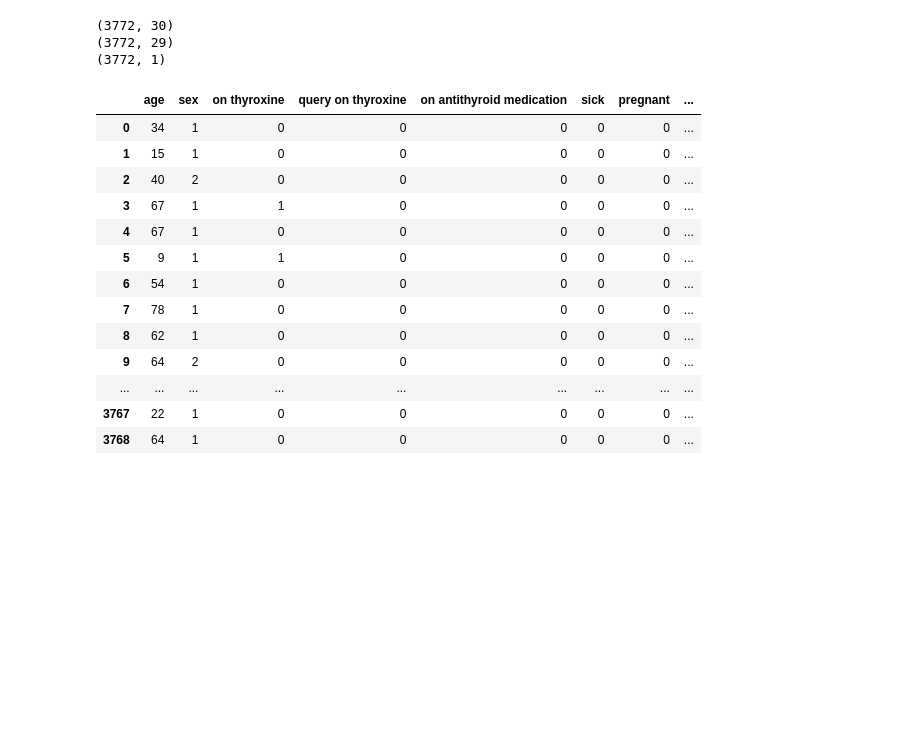
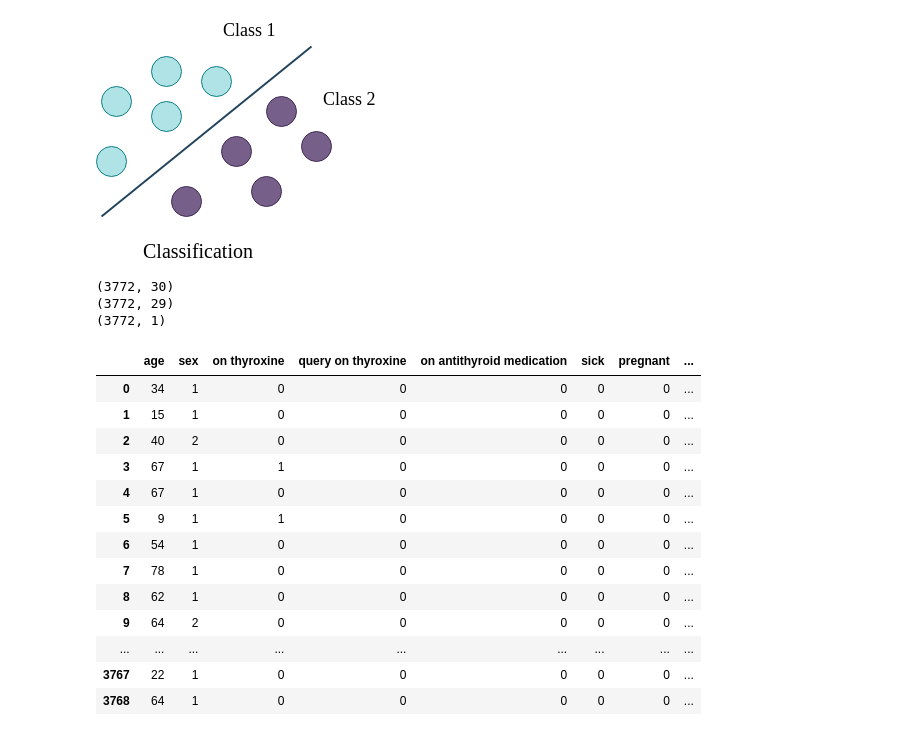
Before and after one commit to anuprulez/machine_learning_101, a Jupyter notebook: classification_scikit_learn.ipynb, the cells around one changed output. Drawn from its saved outputs; the diff is of its cells as text; code cells hidden in the pictures; blank space fills up the shorter version.

Commit message:
Add sample images

```diff
--- a/classification_scikit_learn.ipynb
+++ b/classification_scikit_learn.ipynb
@@ -1,3 +1,10 @@
+# %%
+from PIL import Image
+img_classification  = Image.open("image/classification.png")
+# %%
+img_classification
+# %% [output]
+[figure, added]
 # %%
 """
 Classification of thyroid
```
Also changed, not shown: parts of 1 cell of this notebook, 3 other files.
